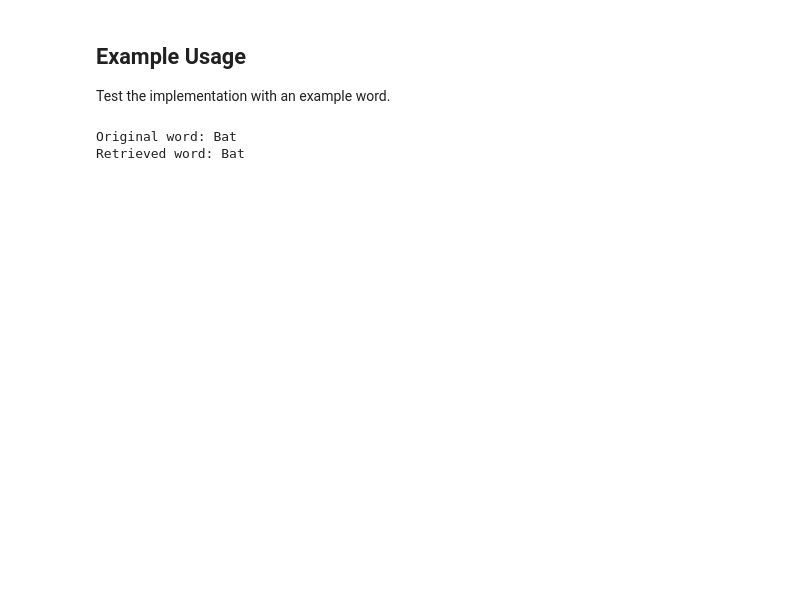
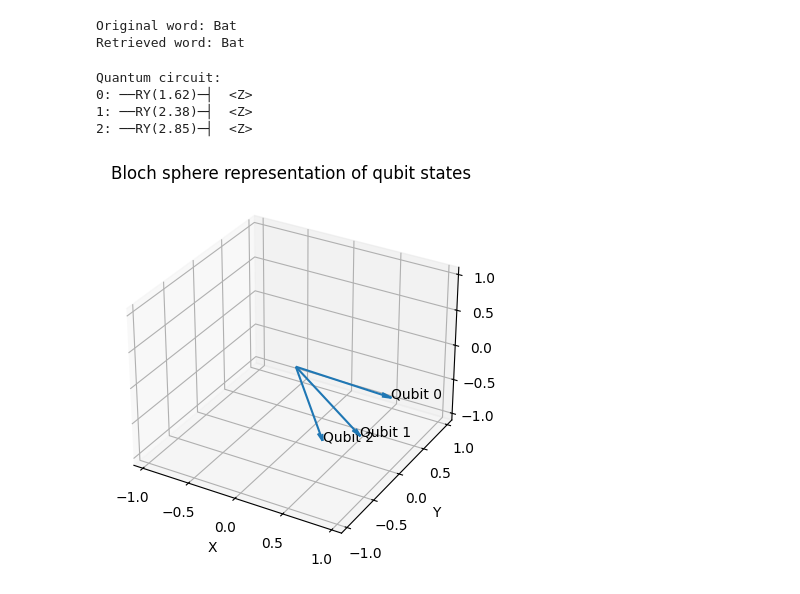
Before and after one commit to extrastufff054/QOSF_Mentorship, a Jupyter notebook: Mentorship/Code/circuit_conversion_revised/program.ipynb, the cells around one changed output. Cells and saved outputs as stored; diff of their text form; code cells hidden in the pictures; blank space fills up the shorter version.

```diff
--- a/Mentorship/Code/circuit_conversion_revised/program.ipynb
+++ b/Mentorship/Code/circuit_conversion_revised/program.ipynb
@@ -16,17 +19,5 @@ This function encodes a character into a quantum state by converting it to an an
 # %%
 def encode_character(c):
-    """
-    Encode a character into a quantum state representation.
-
-    This function takes a single character and converts it to a corresponding
-    angle that will be used for rotation in the quantum circuit.
-
-    Args:
-        c (str): A single character (e.g., 'A', 'b').
-
-    Returns:
-        float: An angle in radians, scaled to fit within the range of a qubit state.
-    """
     # Calculate the angle based on the ASCII value of the character
     angle = ord(c) * (2 * np.pi / 256)
     return angle  # Angle will be between 0 and 2π
@@ -114,10 +93,6 @@ def embed_word(word):
     )
 
     return decoded_word  # Return the reconstructed word
-# %% [markdown]
-## Example Usage
-
-Test the implementation with an example word.
 # %%
 word = "Bat"  # Input word to encode
 retrieved_word = embed_word(word)  # Encode and decode the word
@@ -126,3 +101,37 @@ print(f"Retrieved word: {retrieved_word}")  # Display the reconstructed word
 # %% [output]
 Original word: Bat
 Retrieved word: Bat
+# %%
+# Visualize the encoding process
+circuit = create_embedding_circuit(word)
+print("Quantum circuit:")
+print(qml.draw(circuit)())
+# %% [output]
+Quantum circuit:
+0: ──RY(1.62)─┤  <Z>
+1: ──RY(2.38)─┤  <Z>
+2: ──RY(2.85)─┤  <Z>
+# %%
+# Visualize the Bloch sphere representation of the qubit states
+fig = plt.figure()
+ax = fig.add_subplot(111, projection='3d')
+
+for i in range(len(word)):
+    angle = encode_character(word[i])
+    x = np.sin(angle)
+    y = 0
+    z = np.cos(angle)
+
+    ax.quiver(0, 0, 0, x, y, z, arrow_length_ratio=0.1)
+    ax.text(x, y, z, f"Qubit {i}")
+
+ax.set_xlim([-1.1, 1.1])
+ax.set_ylim([-1.1, 1.1])
+ax.set_zlim([-1.1, 1.1])
+ax.set_xlabel('X')
+ax.set_ylabel('Y')
+ax.set_zlabel('Z')
+plt.title("Bloch sphere representation of qubit states")
+plt.show()
+# %% [output]
+[figure, added]
```
Also changed, not shown: parts of 15 cells of this notebook, 4 other files.
